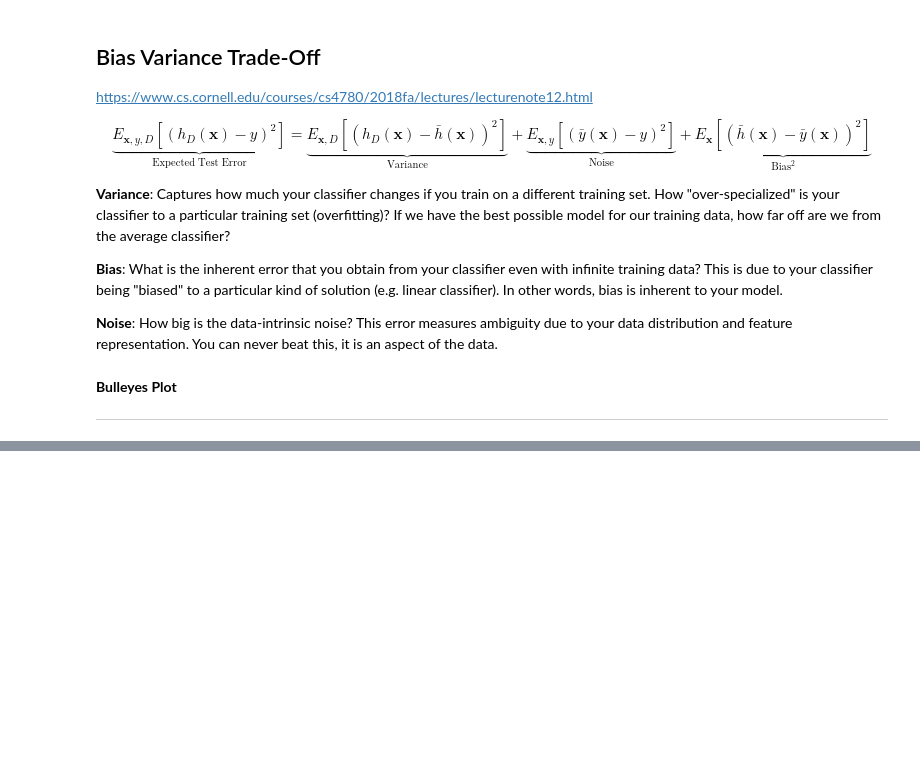
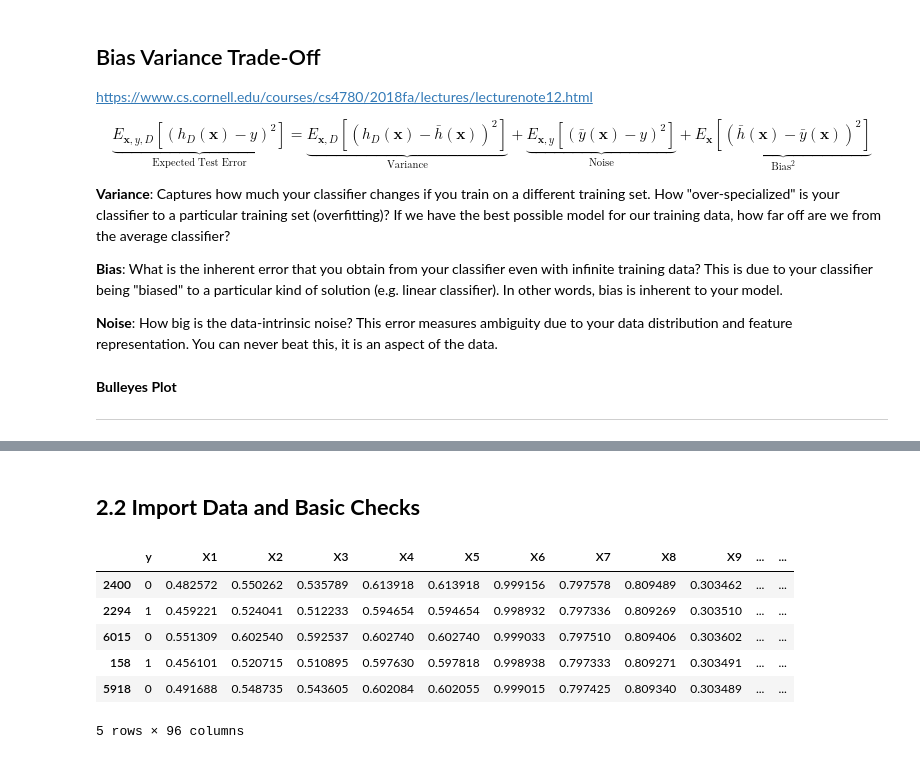
Before and after one commit to fabriziobasso/kaggle, a Jupyter notebook: Cross_validation.ipynb, the cells around one changed output, grey strips where cells are left out. Saved outputs shown, nothing was run; the diff lists cells and outputs as text; code cells hidden in the pictures; blank space fills up the shorter version.

```diff
--- a/Cross_validation.ipynb
+++ b/Cross_validation.ipynb
@@ -191,0 +282,2 @@ https://scott.fortmann-roe.com/docs/BiasVariance.html
+# %% [markdown]
+## **2.2 Import Data and Basic Checks**
@@ -191,0 +297,10 @@ https://scott.fortmann-roe.com/docs/BiasVariance.html
+# %%
+df.sample(5, random_state=4)
+# %% [output]
+|  | y | X1 | X2 | X3 | X4 | X5 | X6 | X7 | X8 | X9 | ... | ... |
+| 2400 | 0 | 0.482572 | 0.550262 | 0.535789 | 0.613918 | 0.613918 | 0.999156 | 0.797578 | 0.809489 | 0.303462 | ... | ... |
+| 2294 | 1 | 0.459221 | 0.524041 | 0.512233 | 0.594654 | 0.594654 | 0.998932 | 0.797336 | 0.809269 | 0.303510 | ... | ... |
+| 6015 | 0 | 0.551309 | 0.602540 | 0.592537 | 0.602740 | 0.602740 | 0.999033 | 0.797510 | 0.809406 | 0.303602 | ... | ... |
+| 158 | 1 | 0.456101 | 0.520715 | 0.510895 | 0.597630 | 0.597818 | 0.998938 | 0.797333 | 0.809271 | 0.303491 | ... | ... |
+| 5918 | 0 | 0.491688 | 0.548735 | 0.543605 | 0.602084 | 0.602055 | 0.999015 | 0.797425 | 0.809340 | 0.303489 | ... | ... |
+5 rows × 96 columns
```
Also changed, not shown: parts of 39 cells of this notebook.
